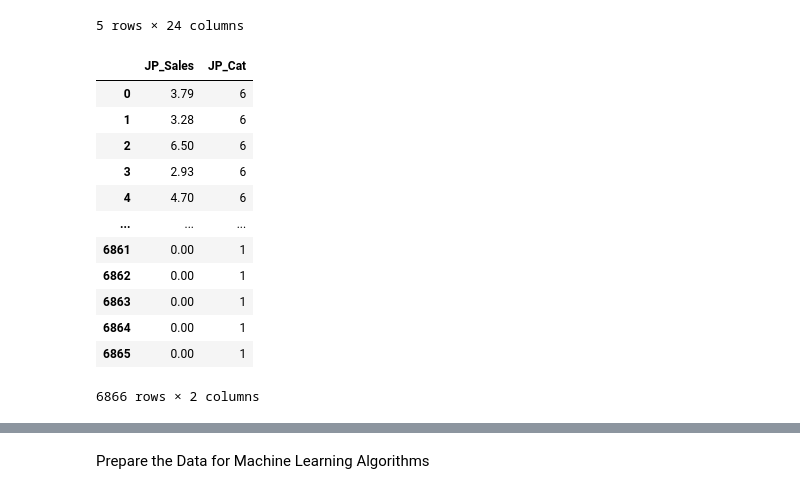
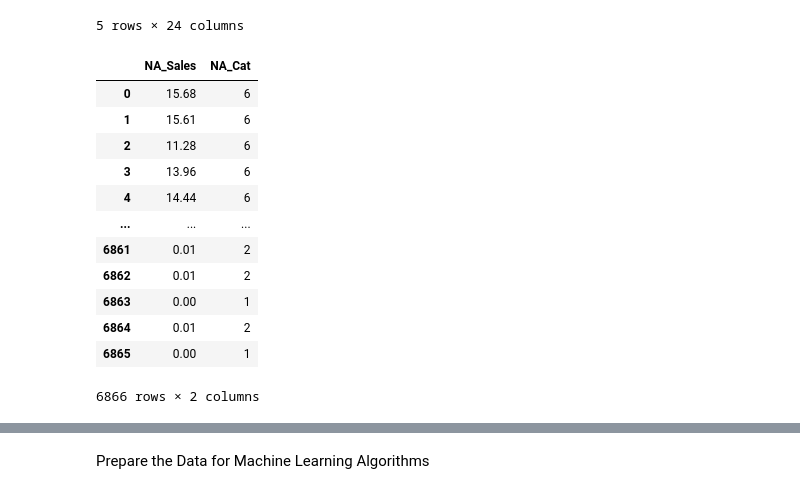
Before and after one commit to msadiq10/DMML-Group-15, a Jupyter notebook: group15-lab2.ipynb, the cells around one changed output, grey strips where cells are left out. Saved outputs shown, nothing was run; the diff lists cells and outputs as text; code cells hidden in the pictures.

```diff
--- a/group15-lab2.ipynb
+++ b/group15-lab2.ipynb
@@ -609,6 +609,6 @@ df["JP_Sales"].hist()
 # %%
-df["JP_Cat"] = pd.cut(df["JP_Sales"],
-                               bins=[-0.25, 0., 0.25, 0.5, 0.75, 1., np.inf],
+df["NA_Cat"] = pd.cut(df["NA_Sales"],
+                               bins=[-0.01,0., 0.05, 0.12,0.2, 1., np.inf],
                                labels=[1, 2, 3, 4, 5, 6])
 # %%
 df.tail()
@@ -621,20 +621,20 @@ df.tail()
 | 6865 | STORM: Frontline Nation | PC | 0 | 2011 | Strategy | 10 | Unknown | ... |
 5 rows × 24 columns
 # %%
-newdf = df[["JP_Sales", "JP_Cat"]]
+newdf = df[["NA_Sales", "NA_Cat"]]
 newdf
 # %% [output]
-|  | JP_Sales | JP_Cat |
-| 0 | 3.79 | 6 |
-| 1 | 3.28 | 6 |
-| 2 | 6.50 | 6 |
-| 3 | 2.93 | 6 |
-| 4 | 4.70 | 6 |
+|  | NA_Sales | NA_Cat |
+| 0 | 15.68 | 6 |
+| 1 | 15.61 | 6 |
+| 2 | 11.28 | 6 |
+| 3 | 13.96 | 6 |
+| 4 | 14.44 | 6 |
 | ... | ... | ... |
-| 6861 | 0.00 | 1 |
-| 6862 | 0.00 | 1 |
+| 6861 | 0.01 | 2 |
+| 6862 | 0.01 | 2 |
 | 6863 | 0.00 | 1 |
-| 6864 | 0.00 | 1 |
+| 6864 | 0.01 | 2 |
 | 6865 | 0.00 | 1 |
 6866 rows × 2 columns
 # %%
```
Also changed, not shown: parts of 24 cells of this notebook.
